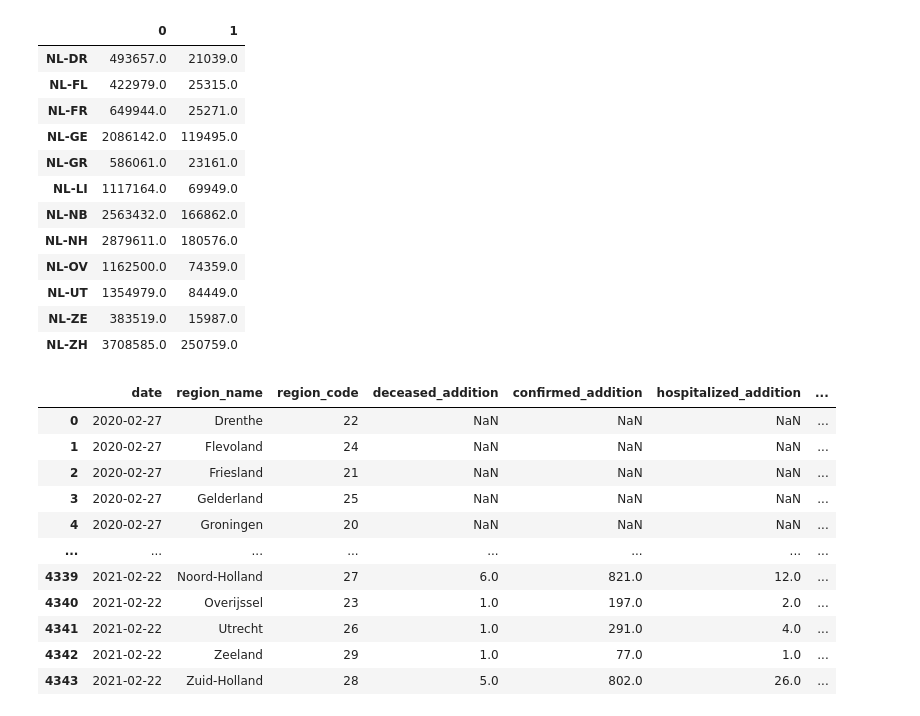
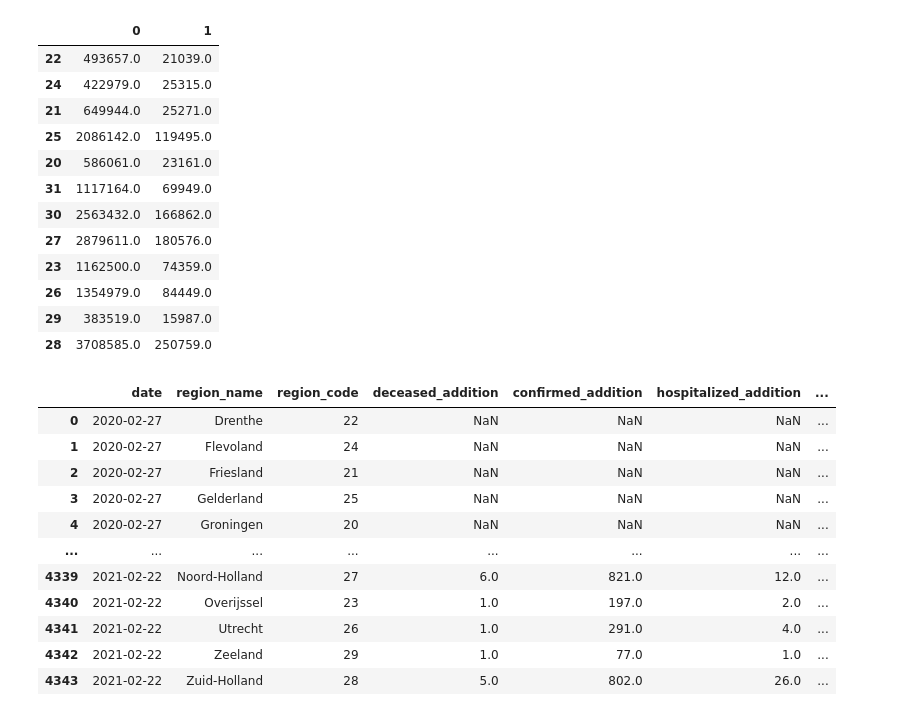
Before and after one commit to Javh2138/fyp2021p02g16, a Jupyter notebook: Notebooks/Fyp2021p02g16.ipynb, the cells around one changed output. Cells and saved outputs as stored; diff of their text form; code cells hidden in the pictures.

```diff
--- a/Notebooks/Fyp2021p02g16.ipynb
+++ b/Notebooks/Fyp2021p02g16.ipynb
@@ -34,21 +34,23 @@ for i in list(reg_names):
     reg_dict[i].append(sum(mask_covid['confirmed_addition']))
 df1 = pd.DataFrame.from_dict(reg_dict)
 df1 = df1.transpose()
-df1.rename(names)
+final_df = df1.rename(names)
-# %% [output]
-|  | 0 | 1 |
-| NL-DR | 493657.0 | 21039.0 |
-| NL-FL | 422979.0 | 25315.0 |
-| NL-FR | 649944.0 | 25271.0 |
-| NL-GE | 2086142.0 | 119495.0 |
-| NL-GR | 586061.0 | 23161.0 |
-| NL-LI | 1117164.0 | 69949.0 |
-| NL-NB | 2563432.0 | 166862.0 |
-| NL-NH | 2879611.0 | 180576.0 |
-| NL-OV | 1162500.0 | 74359.0 |
-| NL-UT | 1354979.0 | 84449.0 |
-| NL-ZE | 383519.0 | 15987.0 |
-| NL-ZH | 3708585.0 | 250759.0 |
+# %%
+df1
+# %% [output]
+|  | 0 | 1 |
+| 22 | 493657.0 | 21039.0 |
+| 24 | 422979.0 | 25315.0 |
+| 21 | 649944.0 | 25271.0 |
+| 25 | 2086142.0 | 119495.0 |
+| 20 | 586061.0 | 23161.0 |
+| 31 | 1117164.0 | 69949.0 |
+| 30 | 2563432.0 | 166862.0 |
+| 27 | 2879611.0 | 180576.0 |
+| 23 | 1162500.0 | 74359.0 |
+| 26 | 1354979.0 | 84449.0 |
+| 29 | 383519.0 | 15987.0 |
+| 28 | 3708585.0 | 250759.0 |
 # %%
 nl_covid
 # %% [output]
```
Also changed, not shown: parts of 5 cells of this notebook.
